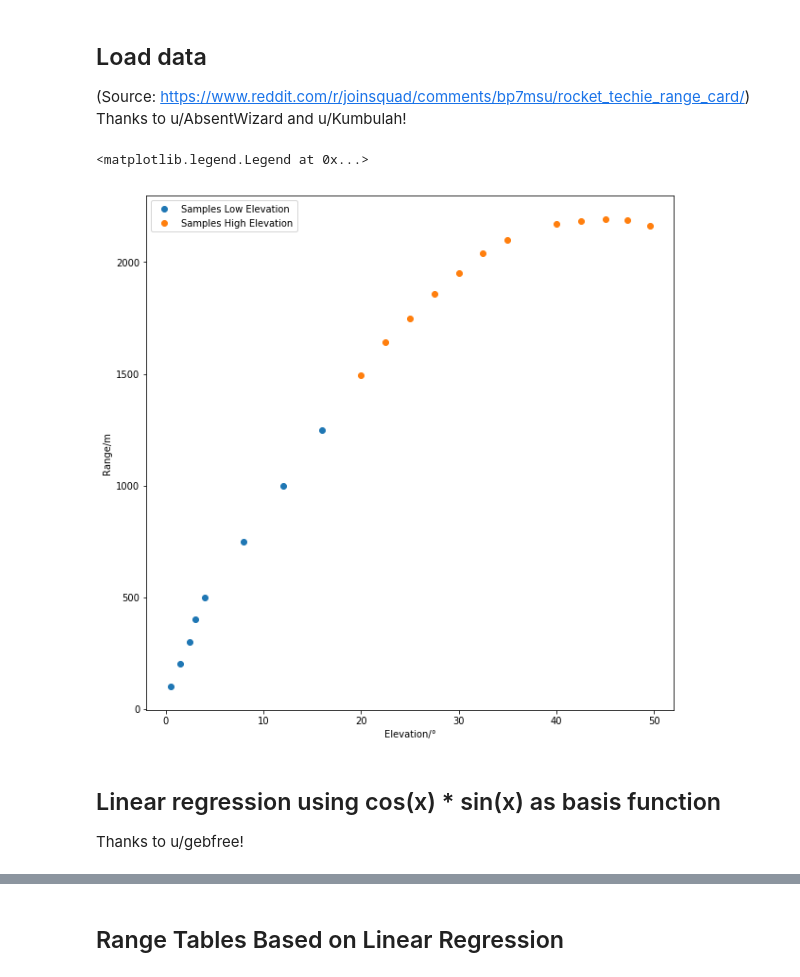
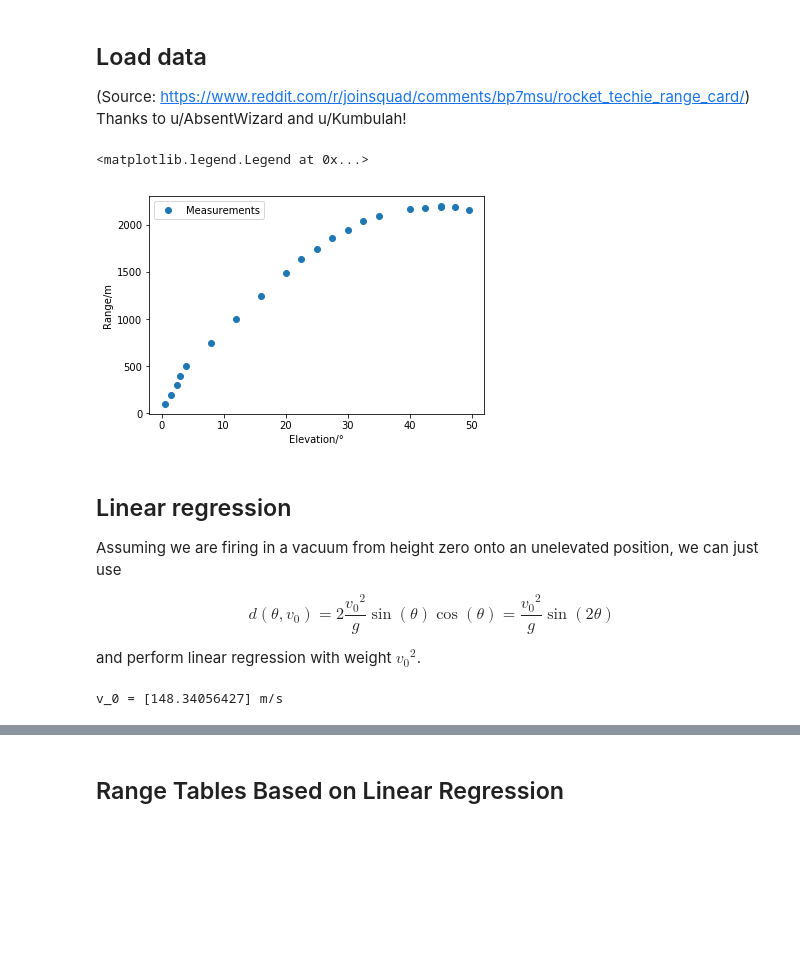
Before and after one commit to tanuki-bellydrum/squad-rocket-range-table, a Jupyter notebook: rocket_range_table.ipynb, the cells around one changed output, grey strips where cells are left out. Saved outputs shown, nothing was run; the diff lists cells and outputs as text; code cells hidden in the pictures; blank space fills up the shorter version.

```diff
--- a/rocket_range_table.ipynb
+++ b/rocket_range_table.ipynb
@@ -65,15 +21,21 @@ data_all = np.concatenate((data_low, data_high))
+# %%
+measurements = pd.read_csv('./data/elevation_range_measurements.csv', index_col=0).values
+elevations = np.deg2rad(measurements[:, 0])
+ranges = measurements[:, 1]
 # %%
-plt.rcParams['figure.figsize'] = [10, 10]
-plt.plot(data_low, targets_low, linestyle='None', marker='o')
-plt.plot(data_high, targets_high, linestyle='None', marker='o')
+plt.plot(np.rad2deg(elevations), ranges, linestyle='None', marker='o')
 plt.xlabel('Elevation/°')
 plt.ylabel('Range/m')
-plt.legend(('Samples Low Elevation', 'Samples High Elevation'))
+plt.legend(['Measurements'])
 # %% [output]
 <matplotlib.legend.Legend at 0x...>
-[figure, old version]
+[figure, new version]
-# %% [markdown]
-## Linear regression using cos(x) * sin(x) as basis function
-
-Thanks to u/gebfree!
+# %% [markdown]
+## Linear regression
+
+Assuming we are firing in a vacuum from height zero onto an unelevated position, we can just use
+
+$$d(\theta, v_0) = 2 \frac{{v_0}^2}{g} \sin(\theta) \cos(\theta) = \frac{{v_0}^2}{g} \sin(2 \theta)$$
+
+and perform linear regression with weight ${v_0}^2$.
 # %%
@@ -93 +51,7 @@ weight_all, offset_all = cos_sin_linear_regression(data_all, targets_all)
+# %%
+v_0 = linear_regression_unelevated(elevations, ranges)
+v_0_linear_regression = v_0
+print(f'v_0 = {v_0} m/s')
+# %% [output]
+v_0 = [148.34056427] m/s
 # %%
```
Also changed, not shown: parts of 30 cells of this notebook, 1 other file.
